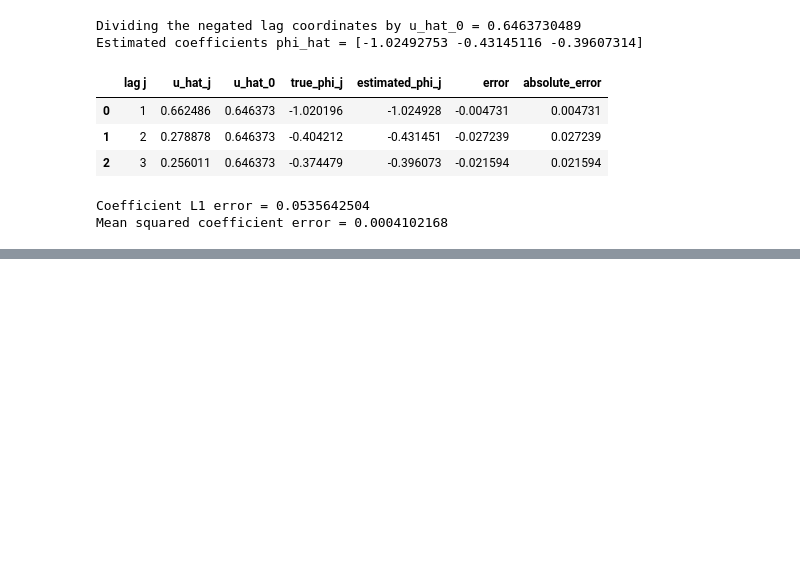
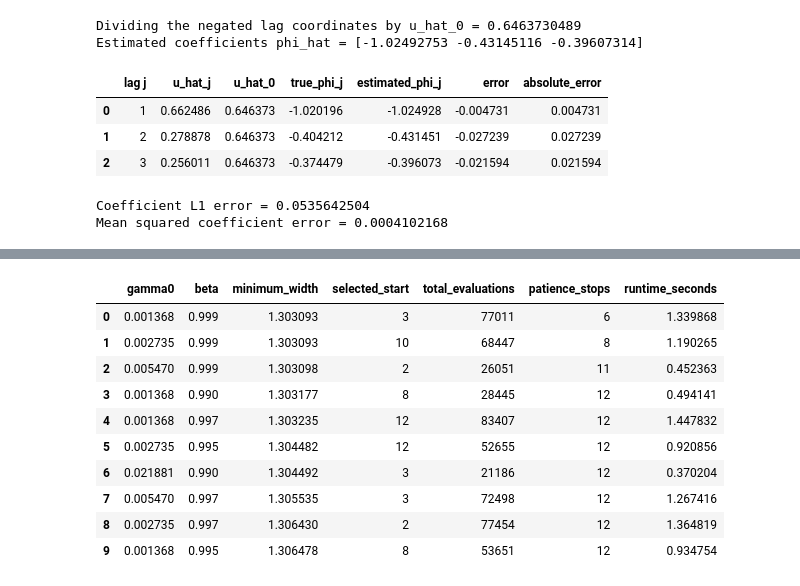
Before and after one commit to IljaSukhanov/MASTERARBEIT, a Jupyter notebook: Code/Code_AR_processes/ar_single_process_coefficient_estimation.ipynb, the cells around one changed output, grey strips where cells are left out. Cells and saved outputs as stored; diff of their text form; code cells hidden in the pictures; blank space fills up the shorter version.

```diff
--- a/Code/Code_AR_processes/ar_single_process_coefficient_estimation.ipynb
+++ b/Code/Code_AR_processes/ar_single_process_coefficient_estimation.ipynb
@@ -722,0 +497,75 @@ Comparison PDF saved to /Users/iljasukhanov/MASTERARBEIT/Code/Code_AR_processes/
+# %%
+import hashlib
+import json
+
+print("Highest-ranked pairs (the complete grid is saved to CSV):")
+display(tuning_ranking[[
+    "gamma0", "beta", "minimum_width", "selected_start", "total_evaluations",
+    "patience_stops", "runtime_seconds",
+]].head(10))
+print(f"Selected gamma_0 = {tuned_gamma0:.12g}; beta = {tuned_beta:.12g}")
+print(f"Selected empirical width = {tuned_schedule['minimum_width']:.12g}")
+print(f"Current-pair empirical width under the same tuning budget = {baseline_schedule['minimum_width']:.12g}")
+print("Selected minimizing direction:")
+print(tuned_direction)
+
+# Coefficient recovery is a diagnostic performed after the schedule has been selected.
+try:
+    tuned_estimated_phi = coefficients_from_minimizing_direction(tuned_direction)
+    tuned_coefficient_status = "ok"
+except ValueError as error:
+    tuned_estimated_phi = np.full(p, np.nan)
+    tuned_coefficient_status = str(error)
+display(pd.DataFrame({
+    "lag j": np.arange(1, p + 1), "true_phi_j": true_phi,
+    "tuned_phi_j": tuned_estimated_phi, "error": tuned_estimated_phi - true_phi,
+}))
+if tuned_coefficient_status != "ok":
+    print(f"Coefficient recovery unavailable: {tuned_coefficient_status}")
+print("To use this pair in the main settings cell:")
+print(f"initial_step_scale = {tuned_initial_step_scale:.12g}")
+print(f"geometric_decay = {tuned_beta:.12g}")
+
+selected_on_grid_edge = bool(
+    tuned_gamma0 in (tuning_gamma0_values.min(), tuning_gamma0_values.max())
+    or tuned_beta in (tuning_beta_values.min(), tuning_beta_values.max())
+)
+if selected_on_grid_edge:
+    print("The selected pair is on a grid edge; extend that edge to compare a wider range.")
+
+for directory in (TUNING_DATA_DIR, TUNING_PDF_DIR, TUNING_IMAGE_DIR):
+    directory.mkdir(parents=True, exist_ok=True)
+tuning_ranking.to_csv(TUNING_DATA_DIR / "grid_results.csv", index=False)
+tuning_start_details.to_csv(TUNING_DATA_DIR / "per_start.csv", index=False)
+tuning_configuration = {
+    "p": int(p), "sample_size": int(sample_size), "burnin": int(burnin),
+    "coefficient_seed": int(coefficient_seed), "process_seed": int(process_seed),
+    "true_coefficients": true_phi.tolist(),
+    "innovation_half_width": float(innovation_half_width),
+    "optimizer_seed": int(optimizer_seed), "starts": int(len(initial_directions)),
+    "initial_directions": initial_directions.tolist(),
+    "point_cloud_shape": list(point_cloud.shape),
+    "point_cloud_sha256": hashlib.sha256(np.ascontiguousarray(point_cloud).tobytes()).hexdigest(),
+    "point_cloud_diameter": float(point_cloud_diameter),
+    "gamma0_grid": tuning_gamma0_values.tolist(), "beta_grid": tuning_beta_values.tolist(),
+    "iterations": int(tuning_iterations), "patience": int(tuning_patience),
+    "improvement_tolerance": float(tuning_improvement_tolerance),
+    "baseline_gamma0": baseline_gamma0, "baseline_beta": baseline_beta,
+    "selection": "minimum empirical width, then total evaluations, gamma0, beta",
+    "source_sha256": hashlib.sha256(
+        (AR_CODE_DIR / "ar_tools/descent.py").read_bytes()
+        + (AR_CODE_DIR / "ar_tools/tuning.py").read_bytes()
+        + (AR_CODE_DIR / "ar_tools/functions.py").read_bytes()
+    ).hexdigest(),
+}
+selected_tuning_settings = dict(
+    tuned_schedule,
+    initial_step_scale=float(tuned_initial_step_scale),
+    baseline_minimum_width=float(baseline_schedule["minimum_width"]),
+    selected_on_grid_edge=selected_on_grid_edge,
+    coefficient_status=tuned_coefficient_status,
+)
+(TUNING_DATA_DIR / "configuration.json").write_text(json.dumps(tuning_configuration, indent=2) + "\n")
+(TUNING_DATA_DIR / "selected_schedule.json").write_text(json.dumps(selected_tuning_settings, indent=2) + "\n")
+print(f"Tuning tables and settings: {TUNING_DATA_DIR}")
+# %% [output]
@@ -722,0 +573,11 @@ Comparison PDF saved to /Users/iljasukhanov/MASTERARBEIT/Code/Code_AR_processes/
+|  | gamma0 | beta | minimum_width | selected_start | total_evaluations | patience_stops | runtime_seconds |
+| 0 | 0.001368 | 0.999 | 1.303093 | 3 | 77011 | 6 | 1.339868 |
+| 1 | 0.002735 | 0.999 | 1.303093 | 10 | 68447 | 8 | 1.190265 |
+| 2 | 0.005470 | 0.999 | 1.303098 | 2 | 26051 | 11 | 0.452363 |
+| 3 | 0.001368 | 0.990 | 1.303177 | 8 | 28445 | 12 | 0.494141 |
+| 4 | 0.001368 | 0.997 | 1.303235 | 12 | 83407 | 12 | 1.447832 |
+| 5 | 0.002735 | 0.995 | 1.304482 | 12 | 52655 | 12 | 0.920856 |
+| 6 | 0.021881 | 0.990 | 1.304492 | 3 | 21186 | 12 | 0.370204 |
+| 7 | 0.005470 | 0.997 | 1.305535 | 3 | 72498 | 12 | 1.267416 |
+| 8 | 0.002735 | 0.997 | 1.306430 | 2 | 77454 | 12 | 1.364819 |
+| 9 | 0.001368 | 0.995 | 1.306478 | 8 | 53651 | 12 | 0.934754 |
```
Also changed, not shown: parts of 14 cells of this notebook, 39 other files.
